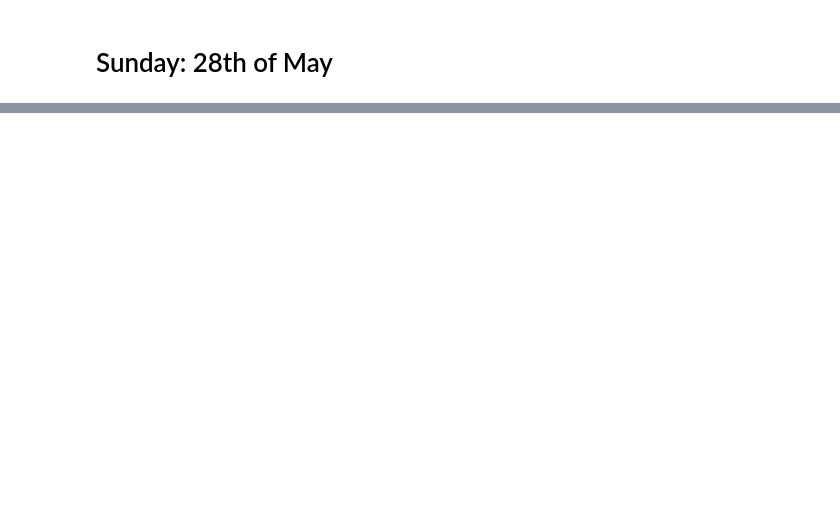
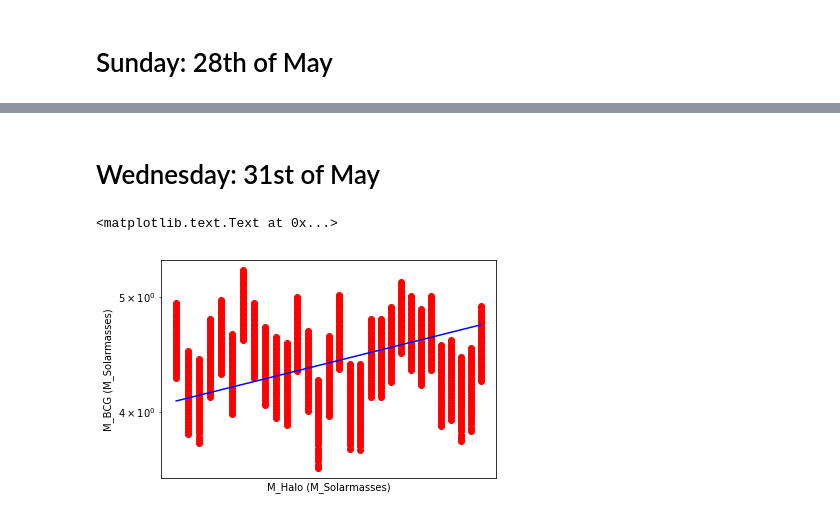
Before and after one commit to moustakas/siena-astrophysics, a Jupyter notebook: summer2017/ghadeer/jojoS2017.ipynb, the cells around one changed output, grey strips where cells are left out. Drawn from its saved outputs; the diff is of its cells as text; code cells hidden in the pictures; blank space fills up the shorter version.

```diff
--- a/summer2017/ghadeer/jojoS2017.ipynb
+++ b/summer2017/ghadeer/jojoS2017.ipynb
@@ -142,0 +183,2 @@ plt.plot(leftHalo1, leftHalo1*coefficients[0] + coefficients[1], 'b')
+# %% [markdown]
+# Wednesday: 31st of May
@@ -142,0 +195,39 @@ plt.plot(leftHalo1, leftHalo1*coefficients[0] + coefficients[1], 'b')
+# %%
+n = 30
+logmHalo = np.linspace(12.0,14.0,n)
+
+# I need to know what will happen if I change the fraction to be a variable
+fraction = 1/3.0
+mGas = fraction * logmHalo
+
+seed = 123
+rand  = np.random.RandomState(seed)
+variable = rand.uniform(0.0, 1.0, 30)
+
+epsilon = logmHalo**variable
+
+logEpsilon = np.log10(epsilon)
+
+mBCG = epsilon * mGas
+
+logMgas = math.log10(fraction) + mGas
+
+
+logMBCG = []
+for xx in logEpsilon:
+    logMBCG.append(xx + logMgas)
+# %%
+fig, ax = plt.subplots()
+
+ax.plot(logmHalo, logMBCG,'ro')
+p1 = polyfit(logmHalo, logMBCG, 1)
+ax.plot(logmHalo, polyval(p1,logmHalo), 'b-')
+
+ax.set_xscale('log')
+ax.set_yscale('log')
+
+ax.set_xlabel('M_Halo (M_Solarmasses)')
+ax.set_ylabel('M_BCG (M_Solarmasses)')
+# %% [output]
+<matplotlib.text.Text at 0x...>
+[figure, added]
```
Also changed, not shown: parts of 27 cells of this notebook.
